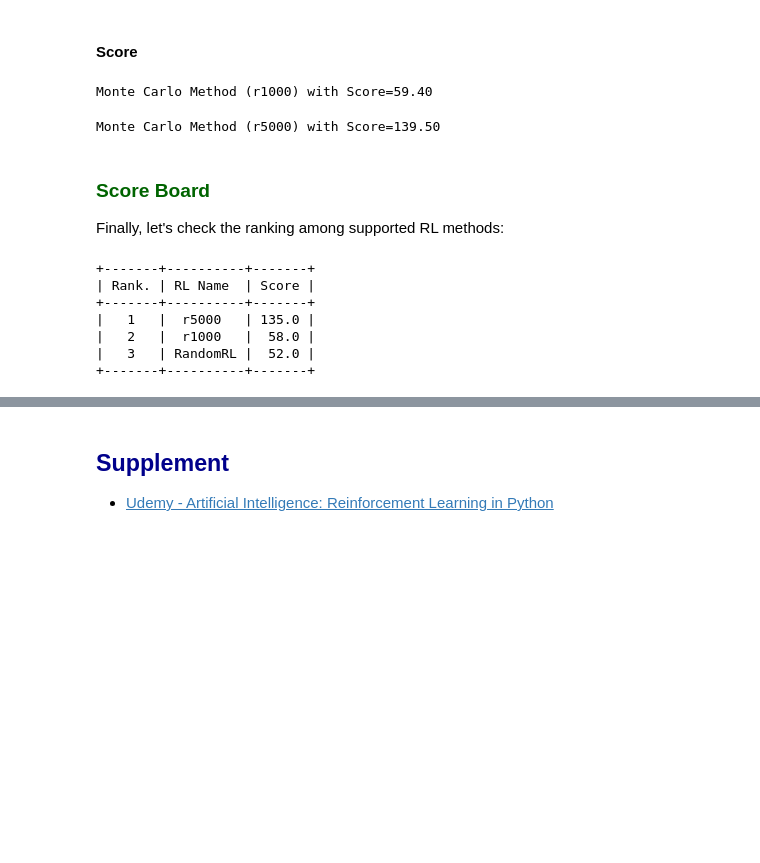
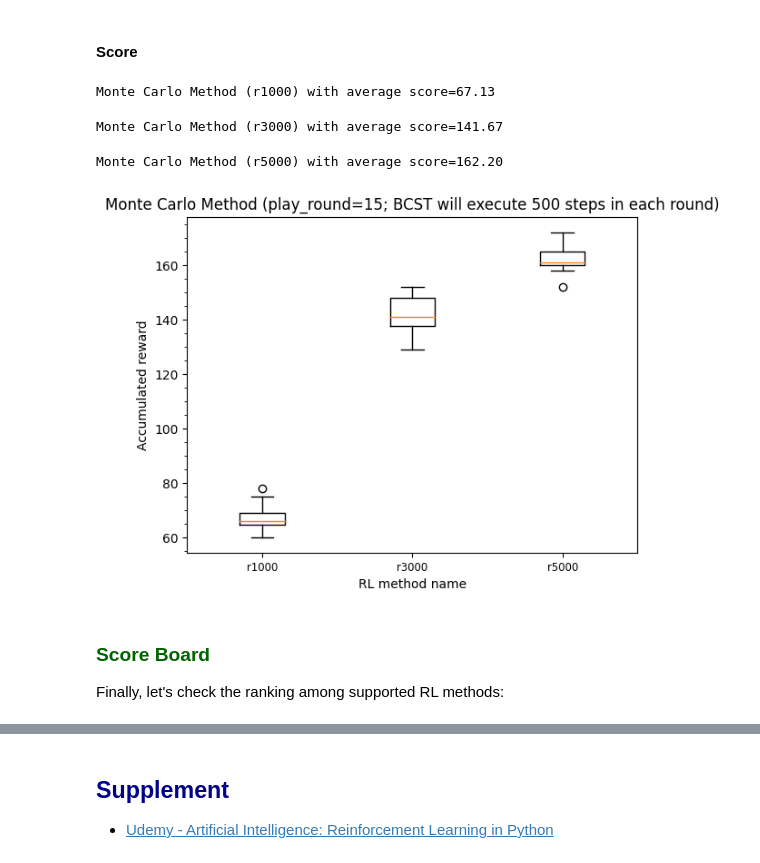
Before and after one commit to google/skyline_rl_lab, a Jupyter notebook: DEMO.ipynb, the cells around one changed output, grey strips where cells are left out. Drawn from its saved outputs; the diff is of its cells as text; code cells hidden in the pictures; blank space fills up the shorter version.

```diff
--- a/DEMO.ipynb
+++ b/DEMO.ipynb
@@ -345,0 +366,4 @@ Wall time: 35.5 s
+# %%
+%%time
+# Training by playing 3000 times in BCST environment.
+mc_alg_r3000.fit(bcst_env)
@@ -346,27 +380,32 @@ Wall time: 35.5 s
 # %% [markdown]
 #### Score
 # %%
-score = bcst_examiner.score(mc_alg_r1000, bcst_env, play_round=10)
-print(f'Monte Carlo Method ({mc_alg_r1000.name}) with Score={score:.02f}')
+score, r1000_data = bcst_examiner.score(mc_alg_r1000, bcst_env, play_round=15)
+print(f'Monte Carlo Method ({mc_alg_r1000.name}) with average score={score:.02f}')
 # %% [output]
-Monte Carlo Method (r1000) with Score=59.40
+Monte Carlo Method (r1000) with average score=67.13
-# %%
-score = bcst_examiner.score(mc_alg_r5000, bcst_env, play_round=10)
-print(f'Monte Carlo Method ({mc_alg_r5000.name}) with Score={score:.02f}')
-# %% [output]
-Monte Carlo Method (r5000) with Score=139.50
-# %% [markdown]
-### <font color='darkgreen'>Score Board</font>
-Finally, let's check the ranking among supported RL methods:
-# %%
-sorted_scores  = score_board.rank(
-    examiner=bcst_examiner, env=bcst_env,
-    rl_methods=[random_alg, mc_alg_r1000, mc_alg_r5000])
-# %% [output]
-+-------+----------+-------+
-| Rank. | RL Name  | Score |
-+-------+----------+-------+
-|   1   |  r5000   | 135.0 |
-|   2   |  r1000   |  58.0 |
-|   3   | RandomRL |  52.0 |
-+-------+----------+-------+
+# %%
+score, r3000_data = bcst_examiner.score(mc_alg_r3000, bcst_env, play_round=15)
+print(f'Monte Carlo Method ({mc_alg_r3000.name}) with average score={score:.02f}')
+# %% [output]
+Monte Carlo Method (r3000) with average score=141.67
+# %%
+score, r5000_data = bcst_examiner.score(mc_alg_r5000, bcst_env, play_round=15)
+print(f'Monte Carlo Method ({mc_alg_r5000.name}) with average score={score:.02f}')
+# %% [output]
+Monte Carlo Method (r5000) with average score=162.20
+# %%
+fig, ax = plt.subplots()
+ax.set_title('Monte Carlo Method (play_round=15; BCST will execute 500 steps in each round)')
+ax.boxplot([r1000_data, r3000_data, r5000_data], labels=['r1000', 'r3000', 'r5000'])
+plt.ylabel('Accumulated reward')
+plt.xlabel('RL method name')
+plt.minorticks_on()
+plt.tick_params(axis='x', which='minor', bottom=False)
+plt.tick_params(axis='x', which='major', labelsize='small')
+plt.show()
+# %% [output]
+[figure, added]
+# %% [markdown]
+### <font color='darkgreen'>Score Board</font>
+Finally, let's check the ranking among supported RL methods:
```
Also changed, not shown: parts of 31 cells of this notebook, 5 other files.
